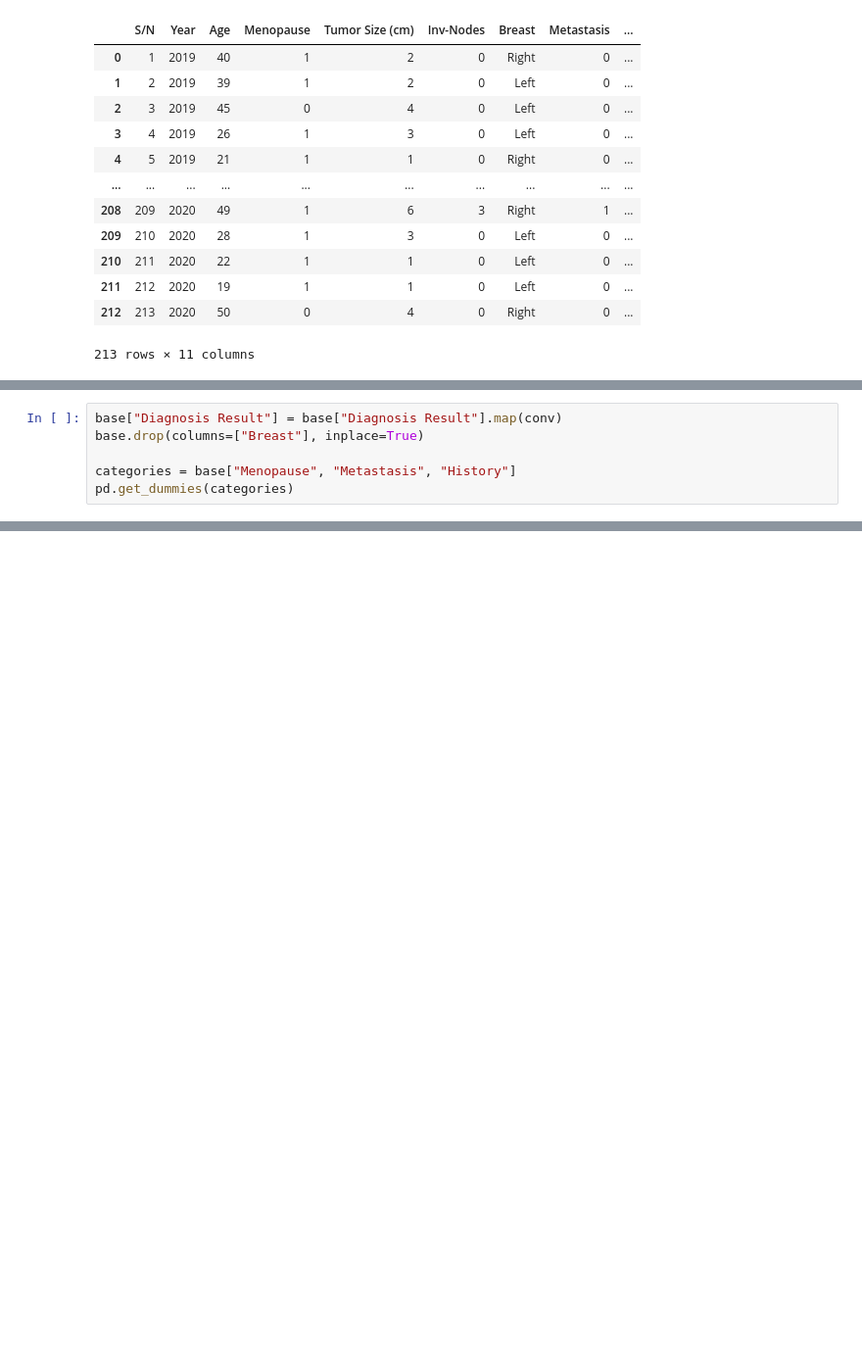
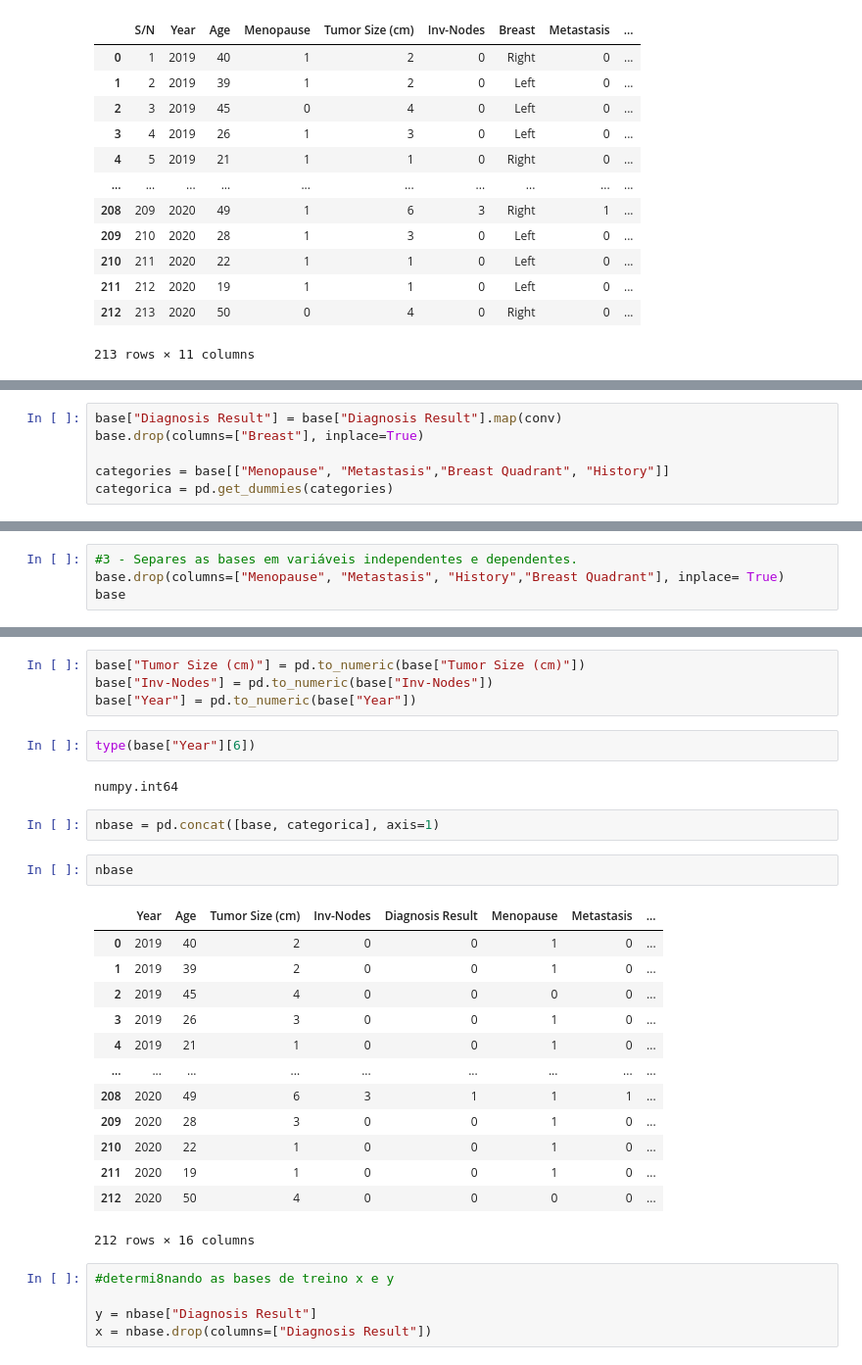
Before and after one commit to rcm2005/Data-Science, a Jupyter notebook: aula3/Base_de_Cancer_Aluno.ipynb, the cells around one changed output, grey strips where cells are left out. Shown at 98% size. Drawn from its saved outputs; the diff is of its cells as text; blank space fills up the shorter version.

```diff
--- a/aula3/Base_de_Cancer_Aluno.ipynb
+++ b/aula3/Base_de_Cancer_Aluno.ipynb
@@ -60,5 +56,5 @@ SyntaxError: invalid syntax. Perhaps you forgot a comma? (3087819067.py, line 3)
 base["Diagnosis Result"] = base["Diagnosis Result"].map(conv)
 base.drop(columns=["Breast"], inplace=True)
 
-categories = base["Menopause", "Metastasis", "History"]
-pd.get_dummies(categories)
+categories = base[["Menopause", "Metastasis","Breast Quadrant", "History"]]
+categorica = pd.get_dummies(categories)
@@ -70,0 +61,4 @@ str
+# %%
+#3 - Separes as bases em variáveis independentes e dependentes.
+base.drop(columns=["Menopause", "Metastasis", "History","Breast Quadrant"], inplace= True)
+base
@@ -70,0 +111,31 @@ str
+# %%
+base["Tumor Size (cm)"] = pd.to_numeric(base["Tumor Size (cm)"])
+base["Inv-Nodes"] = pd.to_numeric(base["Inv-Nodes"])
+base["Year"] = pd.to_numeric(base["Year"])
+# %%
+type(base["Year"][6])
+# %% [output]
+numpy.int64
+# %%
+nbase = pd.concat([base, categorica], axis=1)
+# %%
+nbase
+# %% [output]
+|  | Year | Age | Tumor Size (cm) | Inv-Nodes | Diagnosis Result | Menopause | Metastasis | ... |
+| 0 | 2019 | 40 | 2 | 0 | 0 | 1 | 0 | ... |
+| 1 | 2019 | 39 | 2 | 0 | 0 | 1 | 0 | ... |
+| 2 | 2019 | 45 | 4 | 0 | 0 | 0 | 0 | ... |
+| 3 | 2019 | 26 | 3 | 0 | 0 | 1 | 0 | ... |
+| 4 | 2019 | 21 | 1 | 0 | 0 | 1 | 0 | ... |
+| ... | ... | ... | ... | ... | ... | ... | ... | ... |
+| 208 | 2020 | 49 | 6 | 3 | 1 | 1 | 1 | ... |
+| 209 | 2020 | 28 | 3 | 0 | 0 | 1 | 0 | ... |
+| 210 | 2020 | 22 | 1 | 0 | 0 | 1 | 0 | ... |
+| 211 | 2020 | 19 | 1 | 0 | 0 | 1 | 0 | ... |
+| 212 | 2020 | 50 | 4 | 0 | 0 | 0 | 0 | ... |
+212 rows × 16 columns
+# %%
+#determi8nando as bases de treino x e y
+
+y = nbase["Diagnosis Result"]
+x = nbase.drop(columns=["Diagnosis Result"])
```
Also changed, not shown: parts of 11 cells of this notebook, 1 other file.
